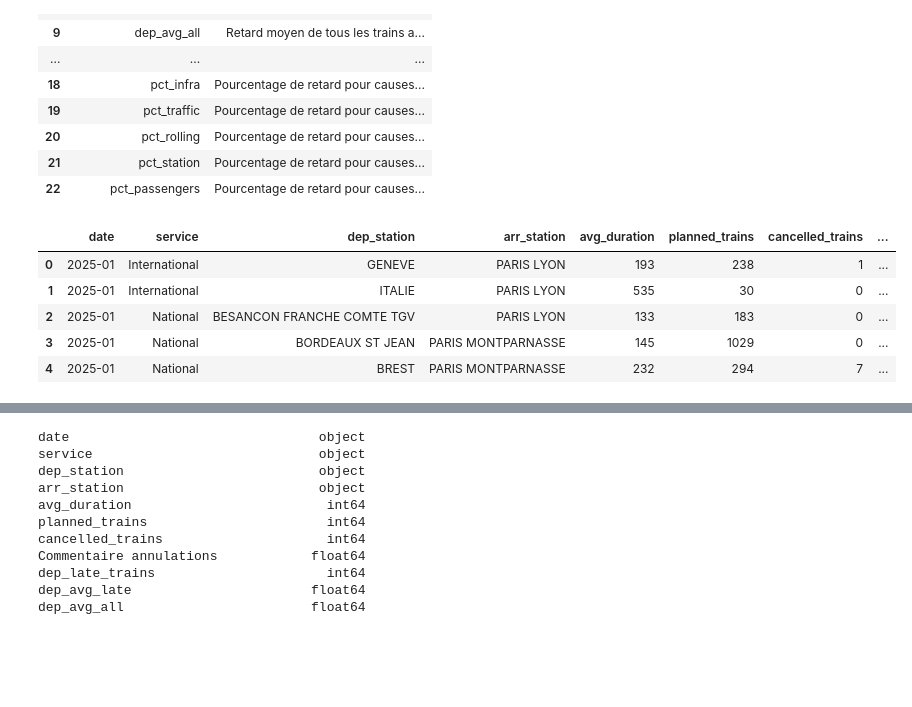
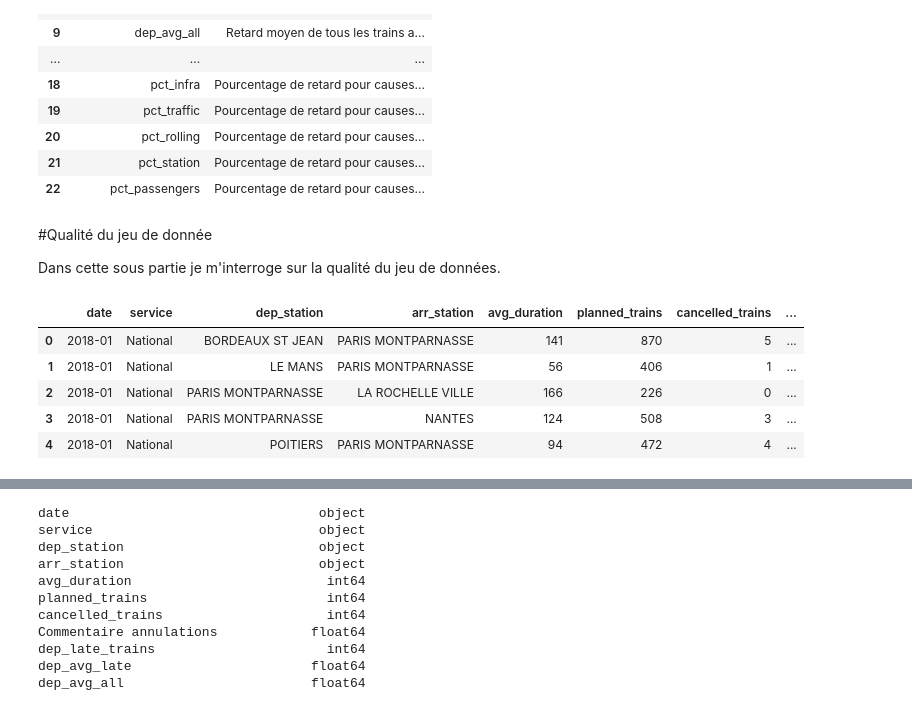
Before and after one commit to Clara-Lst/Projet_AD, a Jupyter notebook: AD-projet-python-Chlo.ipynb, the cells around one changed output, grey strips where cells are left out. Cells and saved outputs as stored; diff of their text form; code cells hidden in the pictures; blank space fills up the shorter version.

Commit message:
mise au propre de la premiere partie nettoyage <3

```diff
--- a/AD-projet-python-Chlo.ipynb
+++ b/AD-projet-python-Chlo.ipynb
@@ -100,18 +100,22 @@ Chaque individu représente un mois, pour lesquels on observe 23 variables
 | 20 | pct_rolling | Pourcentage de retard pour causes... |
 | 21 | pct_station | Pourcentage de retard pour causes... |
 | 22 | pct_passengers | Pourcentage de retard pour causes... |
+# %% [markdown]
+#Qualité du jeu de donnée
+
+Dans cette sous partie je m'interroge sur la qualité du jeu de données.
 # %%
-data = pd.read_excel('regularite-mensuelle-tgv-aqst.ods',engine='odf')
+data = pd.read_excel('regularite-mensuelle-tgv-aqst_full.ods',engine='odf')
 data = data.rename(columns=short_names)
 
 
 display(
     data.head().style.background_gradient(cmap='BuPu')
 )
 # %% [output]
 |  | date | service | dep_station | arr_station | avg_duration | planned_trains | cancelled_trains | ... |
-| 0 | 2025-01 | International | GENEVE | PARIS LYON | 193 | 238 | 1 | ... |
-| 1 | 2025-01 | International | ITALIE | PARIS LYON | 535 | 30 | 0 | ... |
-| 2 | 2025-01 | National | BESANCON FRANCHE COMTE TGV | PARIS LYON | 133 | 183 | 0 | ... |
-| 3 | 2025-01 | National | BORDEAUX ST JEAN | PARIS MONTPARNASSE | 145 | 1029 | 0 | ... |
-| 4 | 2025-01 | National | BREST | PARIS MONTPARNASSE | 232 | 294 | 7 | ... |
+| 0 | 2018-01 | National | BORDEAUX ST JEAN | PARIS MONTPARNASSE | 141 | 870 | 5 | ... |
+| 1 | 2018-01 | National | LE MANS | PARIS MONTPARNASSE | 56 | 406 | 1 | ... |
+| 2 | 2018-01 | National | PARIS MONTPARNASSE | LA ROCHELLE VILLE | 166 | 226 | 0 | ... |
+| 3 | 2018-01 | National | PARIS MONTPARNASSE | NANTES | 124 | 508 | 3 | ... |
+| 4 | 2018-01 | National | POITIERS | PARIS MONTPARNASSE | 94 | 472 | 4 | ... |
```
Also changed, not shown: parts of 5 cells of this notebook.
